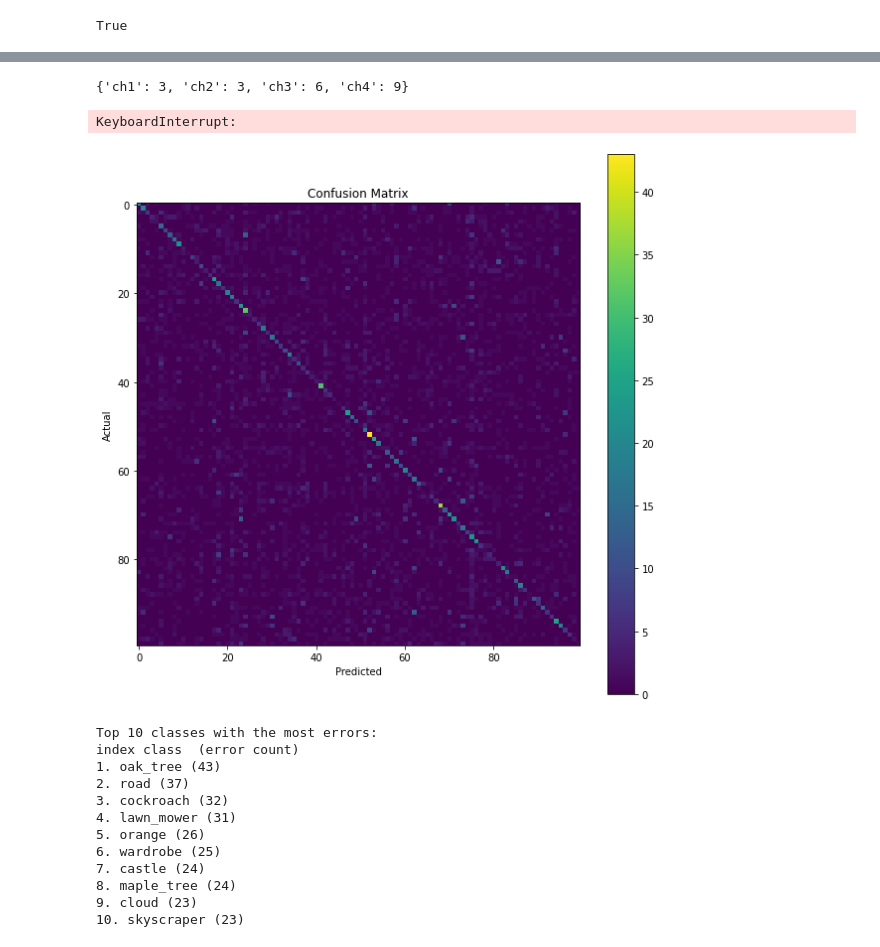
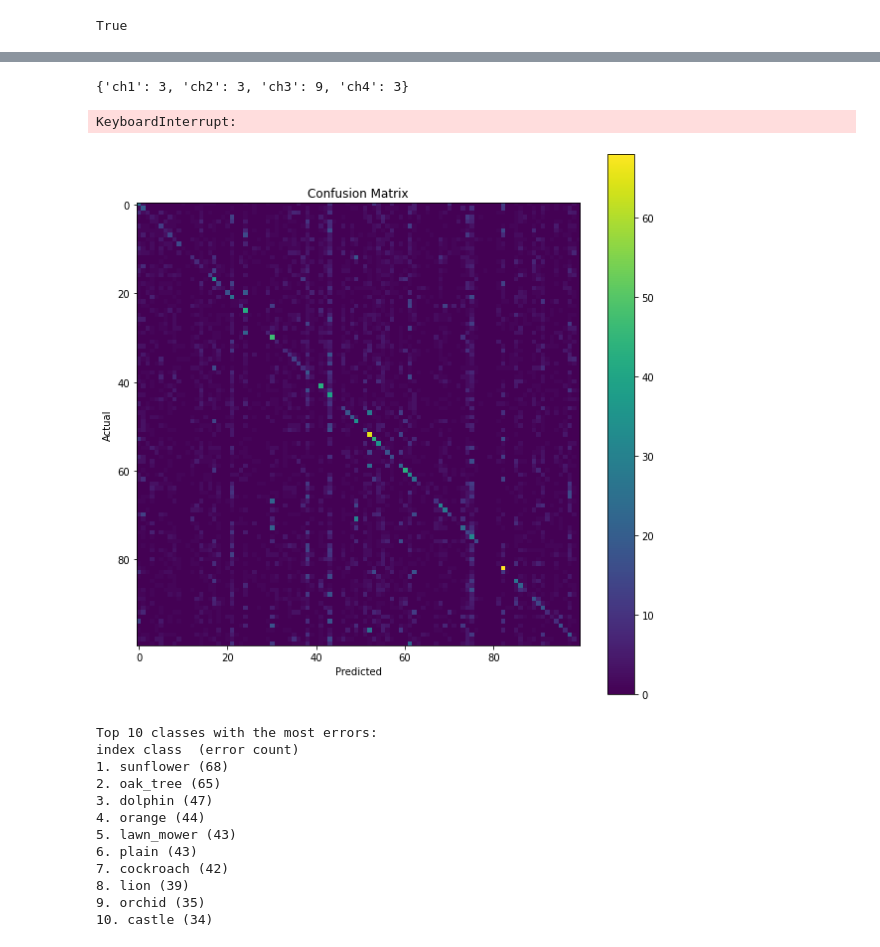
Before and after one commit to COLVERTYETY/cifar100edge, a Jupyter notebook: training.ipynb, the cells around one changed output, grey strips where cells are left out. Saved outputs shown, nothing was run; the diff lists cells and outputs as text; code cells hidden in the pictures.

```diff
--- a/training.ipynb
+++ b/training.ipynb
@@ -79,8 +98,15 @@ plt.figure(figsize=(12, 3))
 for i in range(3):
     plt.subplot(1, 3, i+1)
     img, label = trainset[np.random.randint(len(trainset))]
-    plt.imshow(img.permute(1, 2, 0))
+    plt.imshow(img.permute(1, 2, 0)/255)
     plt.title(classes[label])
     plt.axis('off')
 plt.show()
+print('Image shape:', img.shape)
+print('Label:', label)
+print('Class:', classes[label])
+print('max value:', torch.max(img))
+print('min value:', torch.min(img))
+print('mean value:', torch.mean(img))
+print('std value:', torch.std(img))
 # %% [output]
@@ -299,9 +327,15 @@ fig, ax = plt.subplots(1, 2, figsize=(40, 20))
 # for each line in the dataframe
 for i in range(len(df)):
     # plot the train loss
-    ax[0].plot(parse(df["train_loss"][i])/df["nparams"][i], label=f"ch1: {df['ch1'][i]}, ch2: {df['ch2'][i]}, ch3: {df['ch3'][i]}, ch4: {df['ch4'][i]}")
+    new_train_loss = parse(df["train_loss"][i])
+    for j in range(len(new_train_loss)):
+        new_train_loss[j] = new_train_loss[j]*df["nparams"][i]
+    ax[0].plot(new_train_loss, label=f"ch1: {df['ch1'][i]}, ch2: {df['ch2'][i]}, ch3: {df['ch3'][i]}, ch4: {df['ch4'][i]}")
     # plot the test loss
-    ax[1].plot(parse(df["test_loss"][i]/df["nparams"][i]), label=f"ch1: {df['ch1'][i]}, ch2: {df['ch2'][i]}, ch3: {df['ch3'][i]}, ch4: {df['ch4'][i]}")
+    new_test_loss = parse(df["test_loss"][i])
+    for j in range(len(new_test_loss)):
+        new_test_loss[j] = new_test_loss[j]*df["nparams"][i]
+    ax[1].plot(new_test_loss, label=f"ch1: {df['ch1'][i]}, ch2: {df['ch2'][i]}, ch3: {df['ch3'][i]}, ch4: {df['ch4'][i]}")
 # set the legend
 ax[0].legend()
 ax[1].legend()
@@ -336,7 +370,7 @@ best = {}
 best_test_loss = np.inf
 for i in range(len(df)):
     # if the test loss is the best
-    val = (parse(df["test_loss"][i])[-1])/df["nparams"][i]
+    val = (parse(df["test_loss"][i])[-1])*df["nparams"][i]
     if val < best_test_loss:
         # save the best test loss
         best_test_loss = val
@@ -349,11 +383,11 @@ print(best)
 
 # train the network with the best hyperparameters
 net = Net(best["ch1"], best["ch2"], best["ch3"], best["ch4"]).to(mydev)
-explore_epochs = 300
+explore_epochs = 3000
 # reset the optimizer and scheduler
 optimizer = optim.SGD(net.parameters(), lr=0.005, momentum=0.9)
 scheduler = optim.lr_scheduler.CosineAnnealingLR(optimizer, T_max=explore_epochs, eta_min=0.00001)
-history = train_loop(dataloader, net, criterion, optimizer, scheduler, total_epochs=explore_epochs, save=True)
+history = train_loop(dataloader, net, criterion, optimizer, scheduler, total_epochs=explore_epochs, save=True, verbose=1)
 
 # plot the results
 fig, ax = plt.subplots(1, 2, figsize=(20, 10))
@@ -373,7 +407,7 @@ plt.show()
 confusion_matrix = np.zeros((100, 100), dtype=int)
 net.eval()
 with torch.no_grad():
-    for data in testloader:
+    for data in tqdm(testloader):
         images, labels = data
         images, labels = images.to(mydev), labels.to(mydev)
         outputs = net(images)
@@ -388,7 +422,7 @@ ax.set_xlabel("predicted")
 ax.set_ylabel("true")
 plt.show()
 # %% [output]
-{'ch1': 3, 'ch2': 3, 'ch3': 6, 'ch4': 9}
+{'ch1': 3, 'ch2': 3, 'ch3': 9, 'ch4': 3}
 KeyboardInterrupt:
 # %%
 # find the last model
@@ -400,47 +434,47 @@ net.eval()
 confusion_matrix = np.zeros((100, 100), dtype=np.int32)
 
 with torch.no_grad():
-    for X, y in testloader:
+    for X, y in tqdm(testloader):
         X, y = X.to(mydev), y.to(mydev)
         pred = net(X)
         pred = pred.argmax(1)
         for i in range(len(y)):
             confusion_matrix[y[i], pred[i]] += 1
 
 # plot the confusion matrix
 
 plt.figure(figsize=(10, 10))
 plt.imshow(confusion_matrix)
 plt.colorbar()
 plt.xlabel('Predicted')
 plt.ylabel('Actual')
 plt.title('Confusion Matrix')
 plt.show()
 
 #  print the top 10 classes with the most errors
 
 print('Top 10 classes with the most errors:')
 print("index class  (error count) ")
 
 for i in range(10):
     max_error = np.max(confusion_matrix)
     max_error_index = np.argmax(confusion_matrix)
     row = max_error_index // 100
     col = max_error_index % 100
     print(f'{i+1}. {classes[row]} ({max_error})')
     confusion_matrix[row, :] = 0
     confusion_matrix[:, col] = 0
 # %% [output]
-[figure, old version]
+[figure, new version]
 Top 10 classes with the most errors:
 index class  (error count)
-1. oak_tree (43)
-2. road (37)
-3. cockroach (32)
-4. lawn_mower (31)
-5. orange (26)
-6. wardrobe (25)
-7. castle (24)
-8. maple_tree (24)
-9. cloud (23)
-10. skyscraper (23)
+1. sunflower (68)
+2. oak_tree (65)
+3. dolphin (47)
+4. orange (44)
+5. lawn_mower (43)
+6. plain (43)
+7. cockroach (42)
+8. lion (39)
+9. orchid (35)
+10. castle (34)
```
Also changed, not shown: parts of 13 cells of this notebook, 10 other files.
